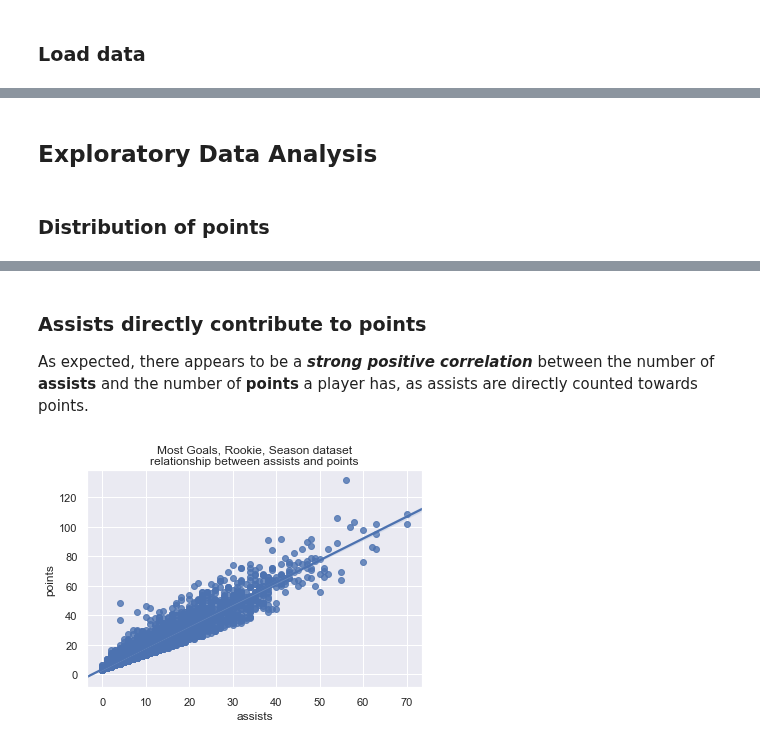
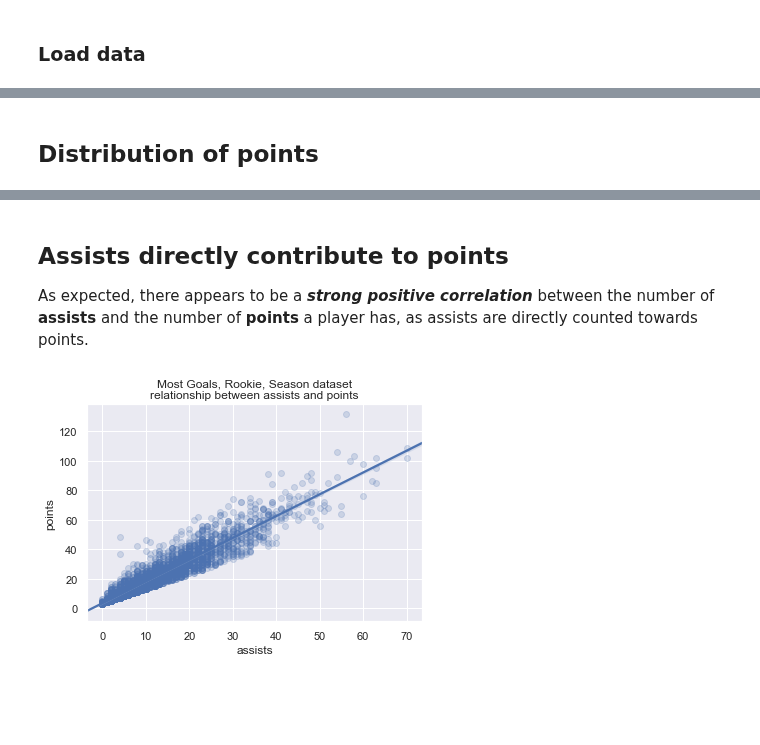
Before and after one commit to stepan-o/nhl_draft, a Jupyter notebook: notebooks/EDA/records_most_goals_season_rookie_EDA.ipynb, the cells around one changed output, grey strips where cells are left out. Saved outputs shown, nothing was run; the diff lists cells and outputs as text; code cells hidden in the pictures; blank space fills up the shorter version.

```diff
--- a/notebooks/EDA/records_most_goals_season_rookie_EDA.ipynb
+++ b/notebooks/EDA/records_most_goals_season_rookie_EDA.ipynb
@@ -42,6 +42,7 @@ from plot_utils import plot_regplot
 ### Load data
 # %%
 rec_name = 'most-goals-rookie-one-season'
+suffix = '_new_cols'
 rec_file = 'data/nhl_api/records/records_main.csv'
 df_rec = pd.read_csv(rec_file)
 mask = df_rec['descriptionKey'] == rec_name
@@ -49,7 +50,7 @@ name = df_rec.loc[mask, 'description'].values[0]
 print("----- NHL Records\n---", name, '\n')
 
 file = 'data/nhl_api/records/' + \
-       rec_name + '.csv'
+       rec_name + suffix + '.csv'
 t = time()
 df = pd.read_csv(file)
 elapsed = time() - t
@@ -100,7 +100,5 @@ memory usage: 877.3+ KB
-# %% [markdown]
-## Exploratory Data Analysis
 # %% [markdown]
-### Distribution of points
+## Distribution of points
 # %%
 stat = 'points'
 ax = sns.distplot(df[stat], kde=False, rug=True)
@@ -109,11 +107,11 @@ ax.set_title(name + ' dataset'
 # %% [output]
 [figure]
 # %% [markdown]
-### Assists directly contribute to points
+## Assists directly contribute to points
 As expected, there appears to be a **_strong positive correlation_** between the number of **assists** and the number of **points** a player has, as assists are directly counted towards points.
 # %%
 stat1 = 'assists'
 stat2 = 'points'
-plot_regplot(df, stat1, stat2, name=name)
+plot_regplot(df, stat1, stat2, name=name, alpha=0.2)
 # %% [output]
-[figure, old version]
+[figure, new version]
```
Also changed, not shown: parts of 13 cells of this notebook.
